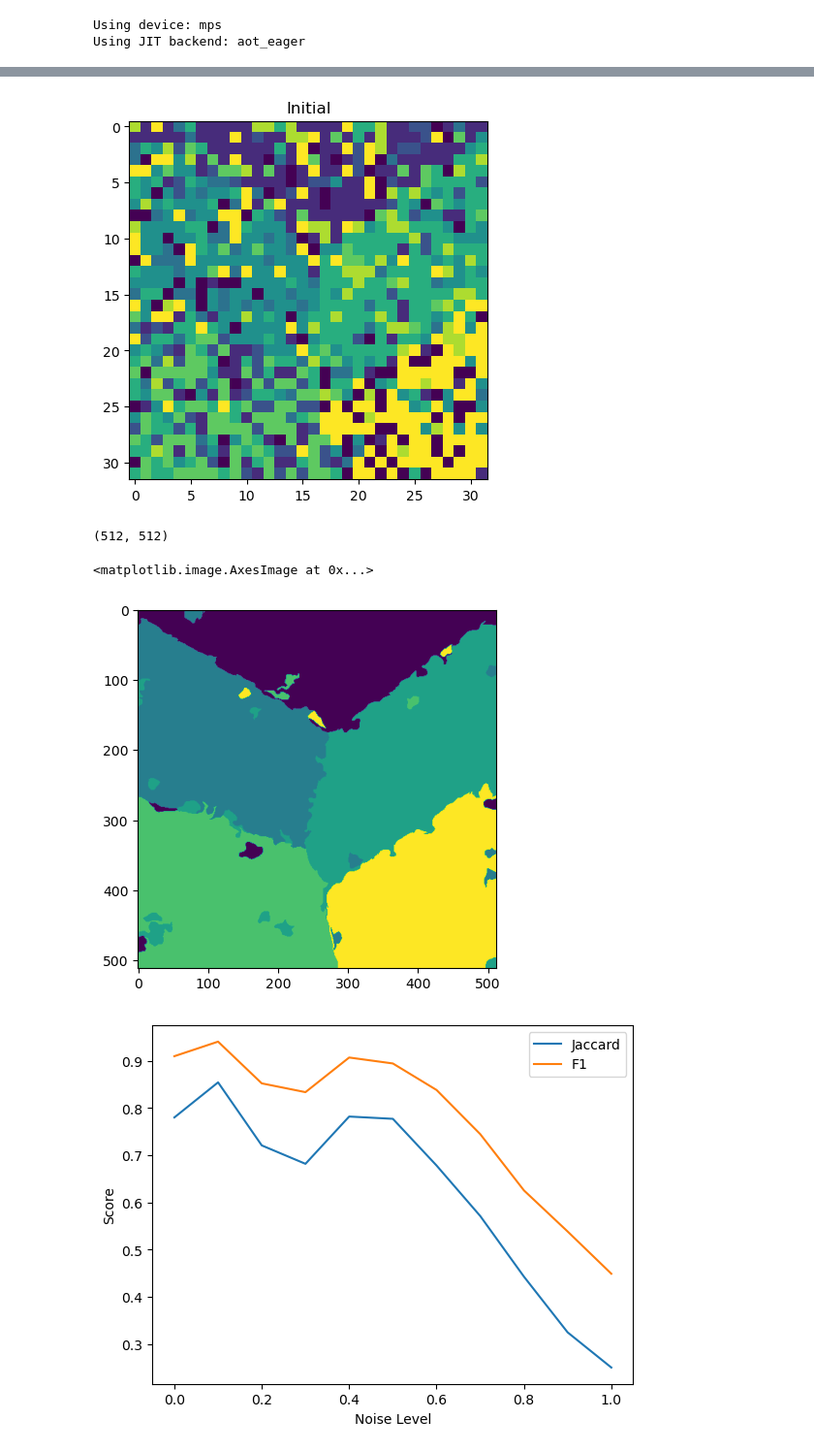
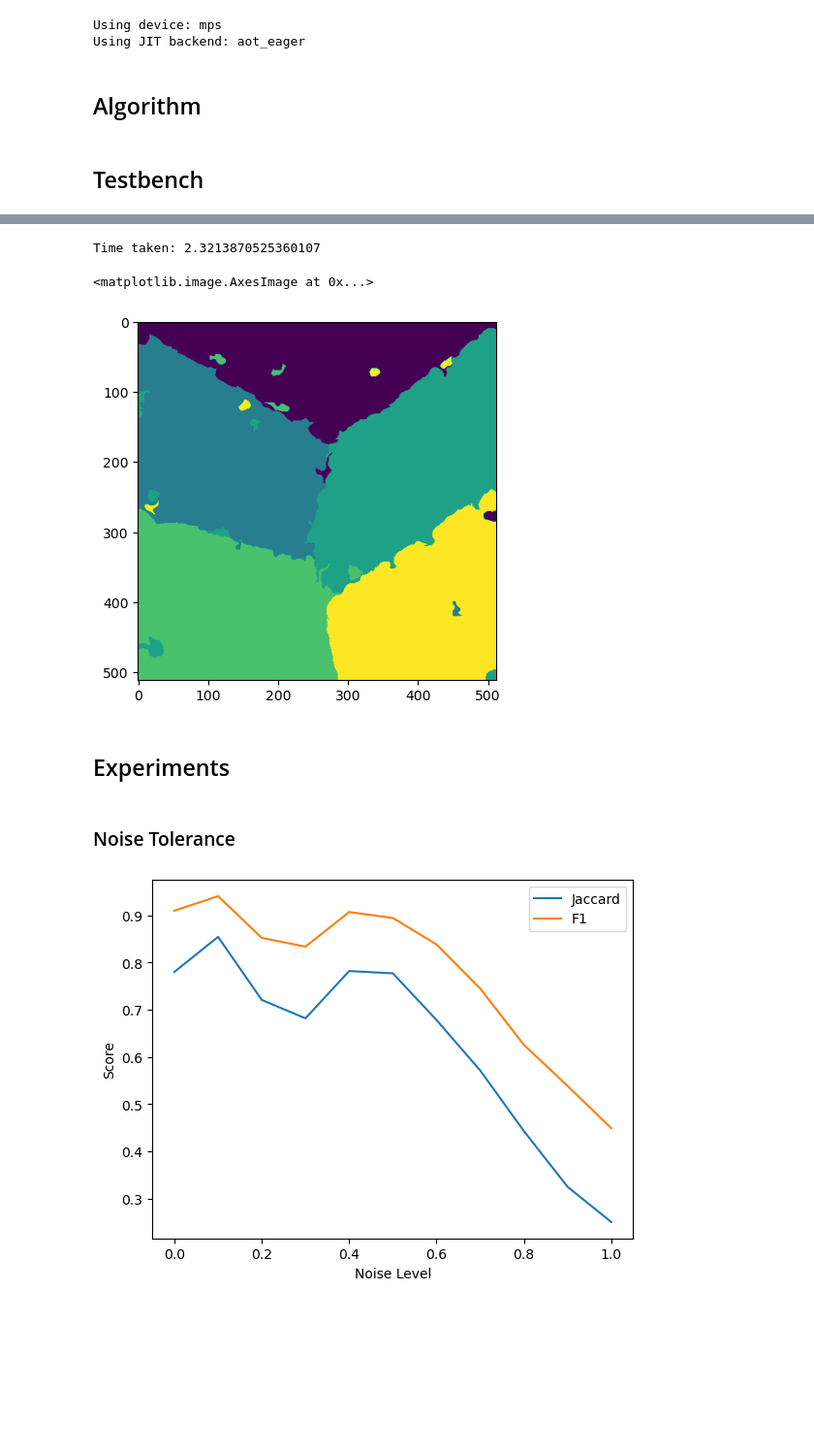
Before and after one commit to isaacwasserman/GNEMS, a Jupyter notebook: GNEMS.ipynb, the cells around one changed output, grey strips where cells are left out. Shown at 97% size. Drawn from its saved outputs; the diff is of its cells as text; code cells hidden in the pictures; blank space fills up the shorter version.

```diff
--- a/GNEMS.ipynb
+++ b/GNEMS.ipynb
@@ -31,3 +37,5 @@ Using JIT backend: aot_eager
+# %% [markdown]
+## Algorithm
 # %%
 # Define CNN module for GNEMS to use
 class GNEMNet(torch.nn.Module):
@@ -264,22 +333,17 @@ class GNEMS_Segmentor:
+# %% [markdown]
+## Testbench
 # %%
 image = np.array(Image.open("synthetic_color_images/0.5/0001.png").resize((512, 512)))[:,:,:3]
 k = 10
 d = 32
-lambda_ = 0.8
+lambda_ = 10
+
+start_time = time.time()
 segmentor = GNEMS_Segmentor(iterations=4, k=k, d=d, lambda_=lambda_, subset_size=0.5, lr=0.005, epochs=40, n_filters=32, slic_segments=1000, prediction_stride=16, initialization_method="slic")
 segmentor.fit(image)
-initial = segmentor.initial_labels.detach().cpu().numpy().reshape(segmentor.d, segmentor.d, segmentor.k).argmax(axis=2)
-
-plt.figure(figsize=(3, 3))
-plt.plot(segmentor.losses)
-plt.show()
-
-plt.title("Initial")
-plt.imshow(initial)
-plt.show()
 
 seg = segmentor.predict()
-print(seg.shape)
+print(f"Time taken: {time.time() - start_time}")
 
-plt.imshow(seg)
+plt.imshow(seg.cpu().numpy())
 # %% [output]
@@ -287,5 +350,8 @@ plt.imshow(seg)
-[figure, removed]
-(512, 512)
+Time taken: 2.3213870525360107
 <matplotlib.image.AxesImage at 0x...>
-[figure, removed]
+[figure, new version]
+# %% [markdown]
+## Experiments
+# %% [markdown]
+### Noise Tolerance
 # %%
```
Also changed, not shown: parts of 19 cells of this notebook.
